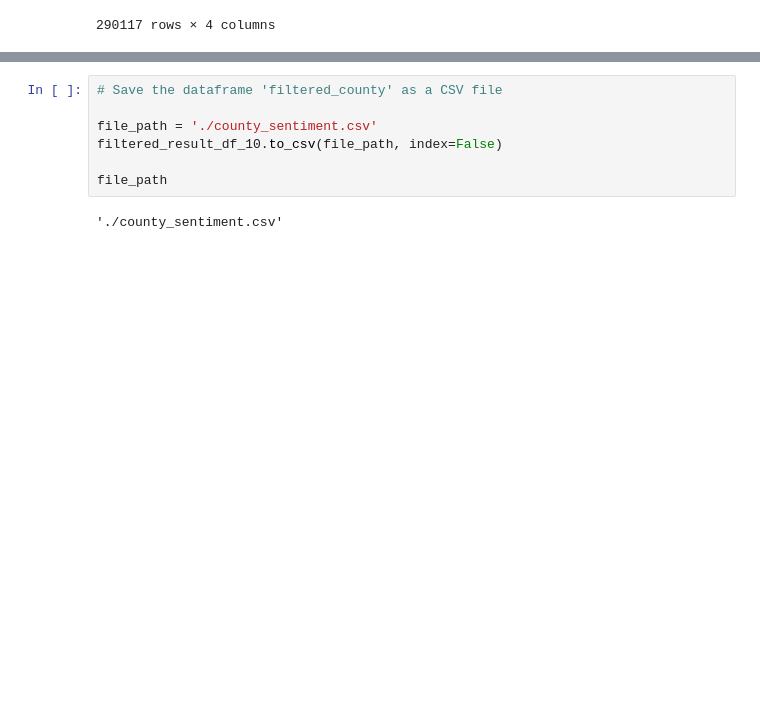
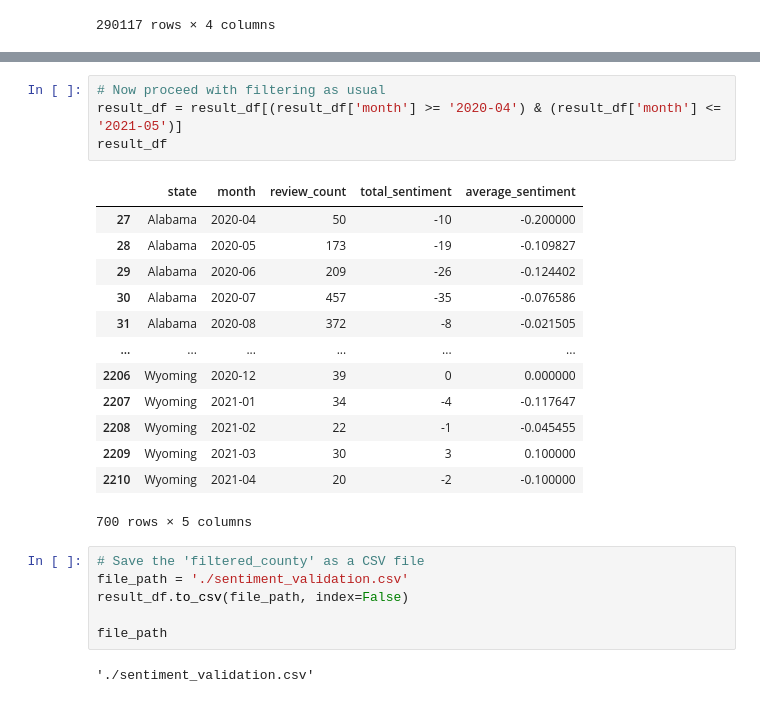
Before and after one commit to ZhaoqianXue/health-resources, a Jupyter notebook: regression and validation/sentiment_validation.pynb.ipynb, the cells around one changed output, grey strips where cells are left out. Cells and saved outputs as stored; diff of their text form; blank space fills up the shorter version.

```diff
--- a/regression and validation/county_sentiment.ipynb
+++ b/regression and validation/sentiment_validation.pynb.ipynb
@@ -322,9 +230,26 @@ filtered_result_df_10.describe()
+# %%
+# Now proceed with filtering as usual
+result_df = result_df[(result_df['month'] >= '2020-04') & (result_df['month'] <= '2021-05')]
+result_df
+# %% [output]
+|  | state | month | review_count | total_sentiment | average_sentiment |
+| 27 | Alabama | 2020-04 | 50 | -10 | -0.200000 |
+| 28 | Alabama | 2020-05 | 173 | -19 | -0.109827 |
+| 29 | Alabama | 2020-06 | 209 | -26 | -0.124402 |
+| 30 | Alabama | 2020-07 | 457 | -35 | -0.076586 |
+| 31 | Alabama | 2020-08 | 372 | -8 | -0.021505 |
+| ... | ... | ... | ... | ... | ... |
+| 2206 | Wyoming | 2020-12 | 39 | 0 | 0.000000 |
+| 2207 | Wyoming | 2021-01 | 34 | -4 | -0.117647 |
+| 2208 | Wyoming | 2021-02 | 22 | -1 | -0.045455 |
+| 2209 | Wyoming | 2021-03 | 30 | 3 | 0.100000 |
+| 2210 | Wyoming | 2021-04 | 20 | -2 | -0.100000 |
+700 rows × 5 columns
 # %%
-# Save the dataframe 'filtered_county' as a CSV file
-
-file_path = './county_sentiment.csv'
-filtered_result_df_10.to_csv(file_path, index=False)
+# Save the 'filtered_county' as a CSV file
+file_path = './sentiment_validation.csv'
+result_df.to_csv(file_path, index=False)
 
 file_path
 # %% [output]
-'./county_sentiment.csv'
+'./sentiment_validation.csv'
```
Also changed, not shown: parts of 11 cells of this notebook, 40 other files.
